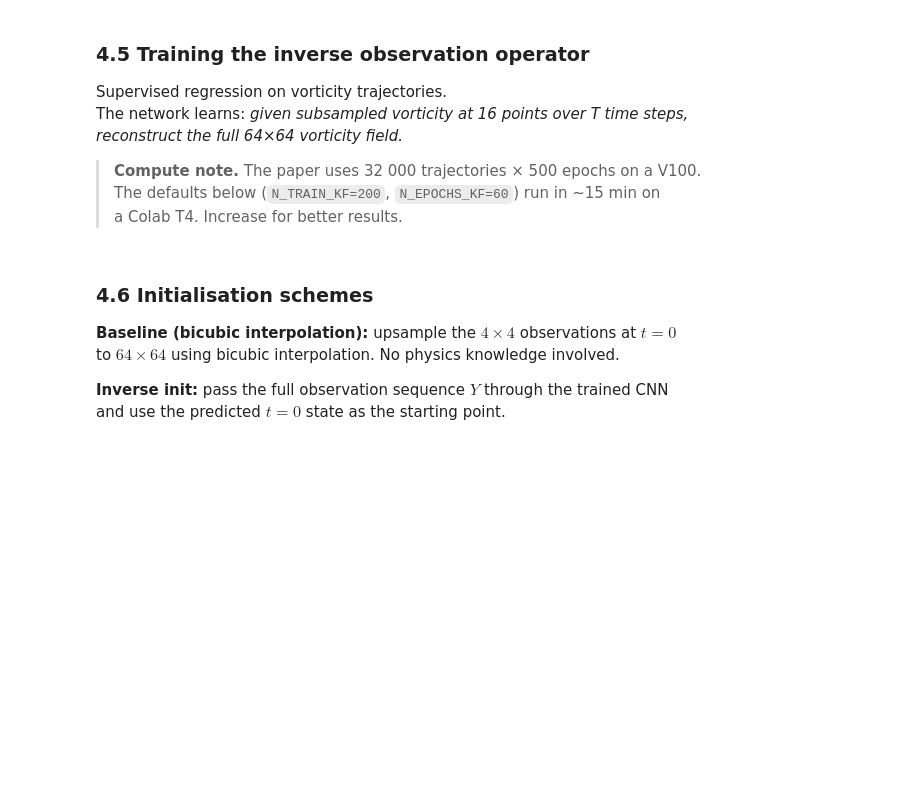
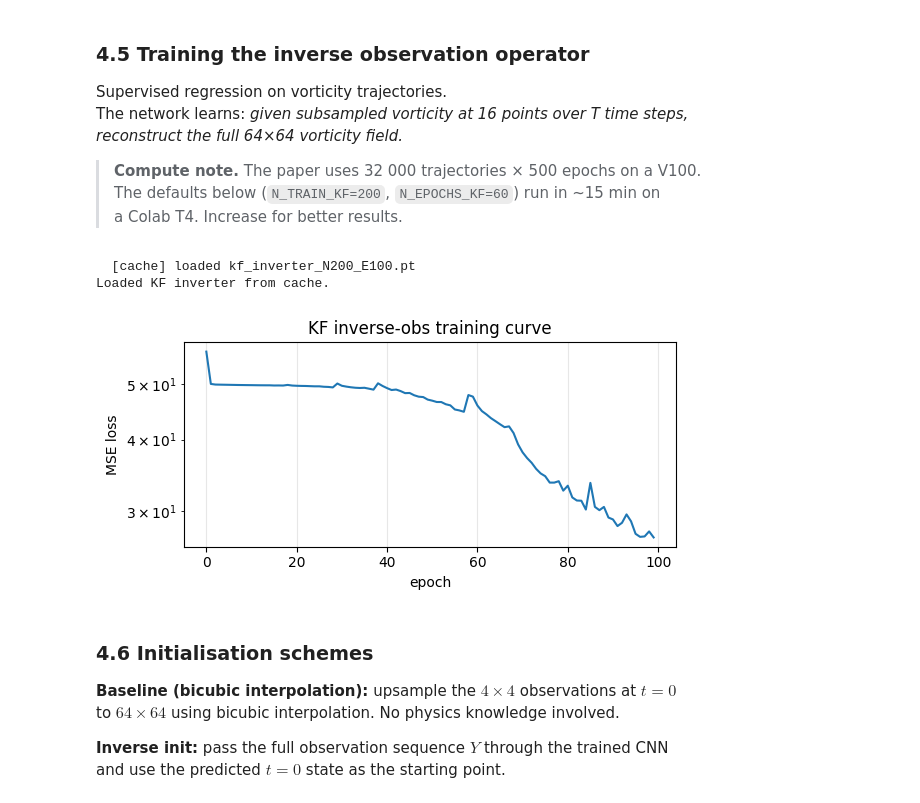
Before and after one commit to ericxu1070/invobs-data-assimilation, a Jupyter notebook: PyTorch_InvObs_DA.ipynb, the cells around one changed output. Cells and saved outputs as stored; diff of their text form; code cells hidden in the pictures; blank space fills up the shorter version.

```diff
--- a/PyTorch_InvObs_DA.ipynb
+++ b/PyTorch_InvObs_DA.ipynb
@@ -366,9 +375,9 @@ x0_invobs = inverter(Y_b).squeeze(0)[0].detach()                      # (grid,)
 configs = [
     ('obs-only (baseline init)',     0,   500, x0_baseline),
     ('physics-only (baseline init)', 500, 0,   x0_baseline),
-    ('hybrid (baseline init)',       200, 300, x0_baseline),
+    ('hybrid (baseline init)',       100, 400, x0_baseline),
     ('obs-only (invobs init)',       0,   500, x0_invobs),
-    ('hybrid (invobs init)',         200, 300, x0_invobs),
+    ('hybrid (invobs init)',         100, 400, x0_invobs),
 ]
 results = {}
 for name, p_steps, o_steps, init in configs:
@@ -425,7 +436,7 @@ for sigma in NOISE_LEVELS:
     mode_configs = {
         'obs-only': (0, 500),
         'physics-only': (500, 0),
-        'hybrid': (200, 300),
+        'hybrid': (100, 400),
     }
     # Batched init: all N_EVAL samples at once.
     X0_init = baseline_init_l96(L96, Y)  # (N_EVAL, grid)
@@ -933,7 +966,7 @@ reconstruct the full 64×64 vorticity field.*
 > a Colab T4. Increase for better results.
 # %%
 N_TRAIN_KF  = 200    # paper: 32000
-N_EPOCHS_KF = 60     # paper: 500
+N_EPOCHS_KF = 100     # paper: 500
 T_TRAIN_KF  = 10     # assimilation window length
 BATCH_KF    = 8      # paper: 8
 
@@ -959,33 +992,37 @@ def train_inverter_kf(kf, inverter, n_train=N_TRAIN_KF, T_train=T_TRAIN_KF,
             y_b, x_b = Y[idx], X[idx]
             pred = inverter(y_b)                  # (B, T, 64, 64)
             loss = F.mse_loss(pred, x_b)
             opt.zero_grad(); loss.backward(); opt.step()
             ep_loss += loss.item() * idx.numel()
         ep_loss /= n
         history.append(ep_loss)
         if epoch % log_every == 0 or epoch == n_epochs - 1:
             print(f'  epoch {epoch:3d}  loss={ep_loss:.5f}')
     return history
 
 
 kf_inv = InverseObsKolmogorov(obs_size=4, full_size=64, hidden=32, n_layers=5).to(device)
 kf_inv_cache_key = f'kf_inverter_N{N_TRAIN_KF}_E{N_EPOCHS_KF}.pt'
 
 ckpt_kf = load_cache(kf_inv_cache_key)
 if ckpt_kf is None:
     kf_hist = train_inverter_kf(KF_PAPER, kf_inv,
                                  n_train=N_TRAIN_KF, n_epochs=N_EPOCHS_KF)
     save_cache({'state_dict': kf_inv.state_dict(), 'hist': kf_hist}, kf_inv_cache_key)
 else:
     kf_inv.load_state_dict(ckpt_kf['state_dict'])
     kf_hist = ckpt_kf['hist']
     print('Loaded KF inverter from cache.')
 
 plt.figure(figsize=(6, 3))
 plt.plot(kf_hist); plt.yscale('log')
 plt.xlabel('epoch'); plt.ylabel('MSE loss')
 plt.title('KF inverse-obs training curve'); plt.grid(alpha=0.3)
 plt.tight_layout(); plt.show()
+# %% [output]
+  [cache] loaded kf_inverter_N200_E100.pt
+Loaded KF inverter from cache.
+[figure, added]
 # %% [markdown]
 ### 4.6 Initialisation schemes
 
```
Also changed, not shown: parts of 14 cells of this notebook, 1 other file.
